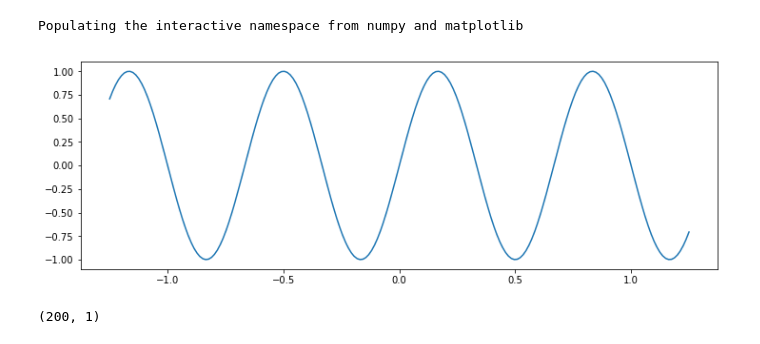
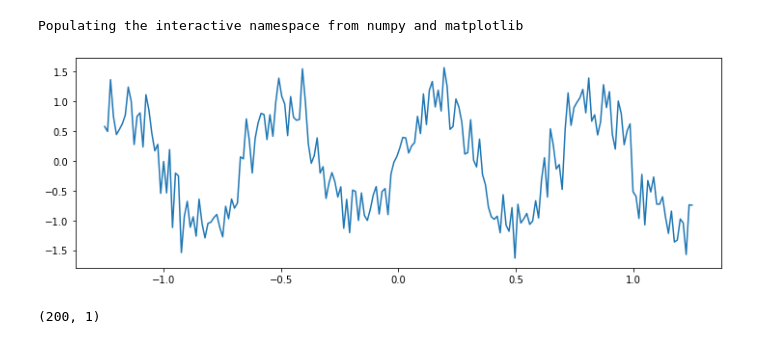
Before and after one commit to Alonso94/GSoC-DGP, a Jupyter notebook: test_MGP.ipynb, the cells around one changed output. Saved outputs shown, nothing was run; the diff lists cells and outputs as text; code cells hidden in the pictures.

```diff
--- a/test_MGP.ipynb
+++ b/test_MGP.ipynb
@@ -25,12 +25,13 @@ dtype=np.float64
 # %%
 # test matplot
 plt.figure(figsize=(12,4))
 x=np.linspace(-1.25,1.25,200)
 y= np.sin(3*np.pi*x)
+y=y+np.random.normal(loc=0,scale=np.sqrt(0.1),size=200)
 plt.plot(x,y)
 plt.show()
 # %% [output]
-[figure, old version]
+[figure, new version]
 # %%
 layer_count=0
 DGP_count=0
```
Also changed, not shown: parts of 6 cells of this notebook.
